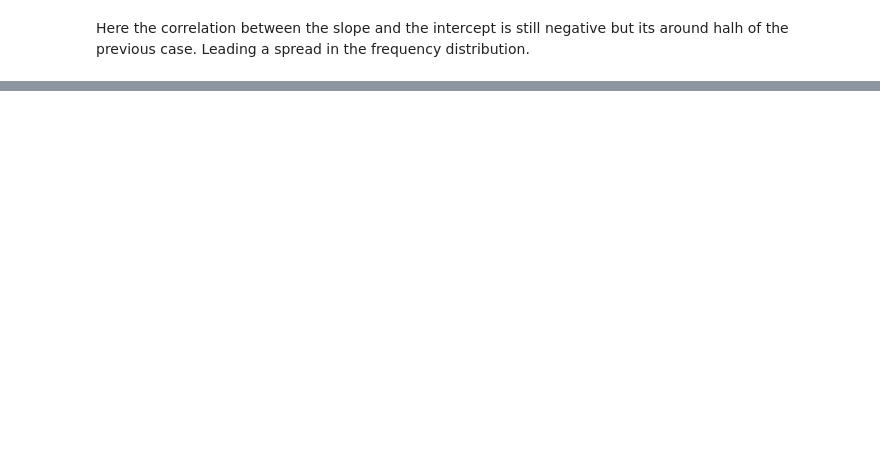
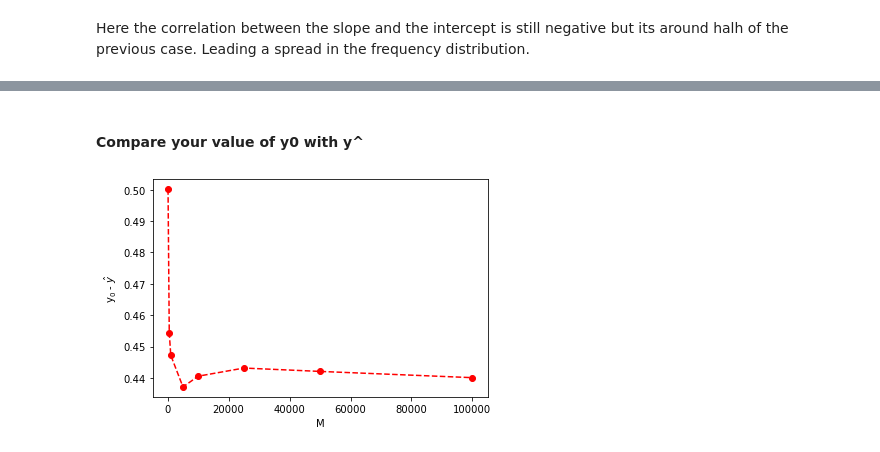
Before and after one commit to ccochato/cnm_final_project, a Jupyter notebook: FINAL_PROJECT_BOOTSTRAPPING-Part2.ipynb, the cells around one changed output, grey strips where cells are left out. Drawn from its saved outputs; the diff is of its cells as text; code cells hidden in the pictures; blank space fills up the shorter version.

```diff
--- a/FINAL_PROJECT_BOOTSTRAPPING-Part2.ipynb
+++ b/FINAL_PROJECT_BOOTSTRAPPING-Part2.ipynb
@@ -207,0 +229,23 @@ plt.show()
+# %% [markdown]
+#### Compare your value of y0 with y^
+# %%
+Ms = [100,500, 1000, 5000, 10000,  25000, 50000, 100000]
+y0s = []
+for k in Ms:
+    y_hat = []
+    for i in range(k):
+        x_d , y_d = [] , []
+        for j in range(len(x)):
+            # random.randn produce random numbers with Gaussian distribution
+            x_d.append(x[j] + sx[j]*np.random.randn())
+            y_d.append(y[j] + sy[j]*np.random.randn())
+        # Calculate the slope and interception of each resampling dataset.
+        y0_b, m_b = slope_inter2(x_d, y_d)
+        y_hat.append(np.abs(y0_b - weighted_av(y_d, sy)))
+    y0s.append( np.mean(y_hat))
+plt.plot(Ms, y0s, "or--")
+plt.xlabel('M')
+plt.ylabel('y$_0$ - $\hat{y}$')
+plt.show()
+# %% [output]
+[figure, added]
```
Also changed, not shown: parts of 9 cells of this notebook.
